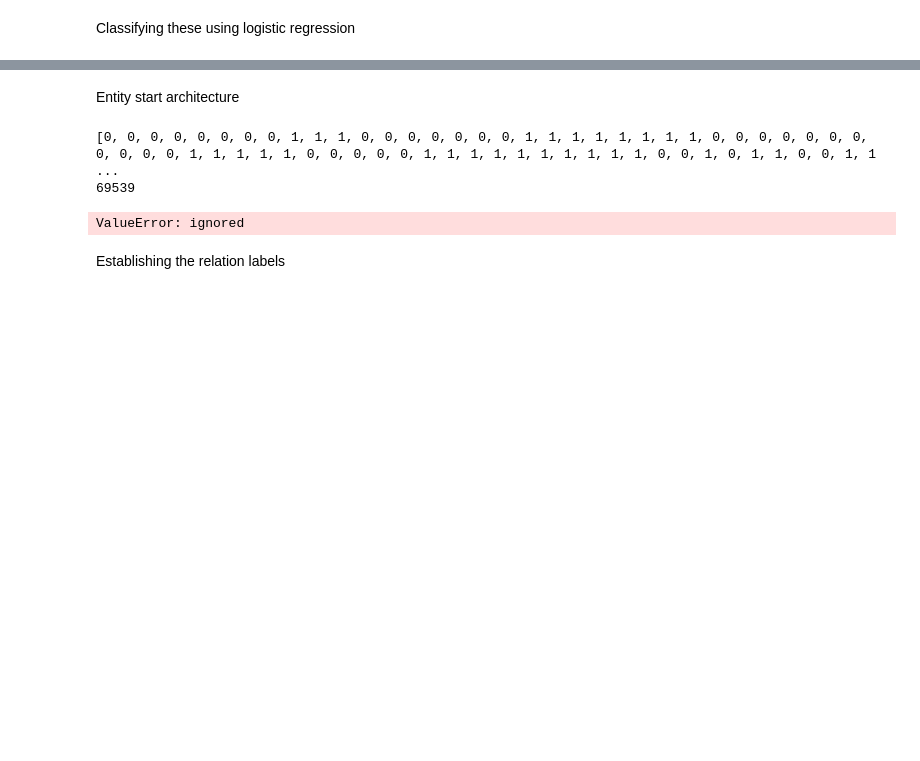
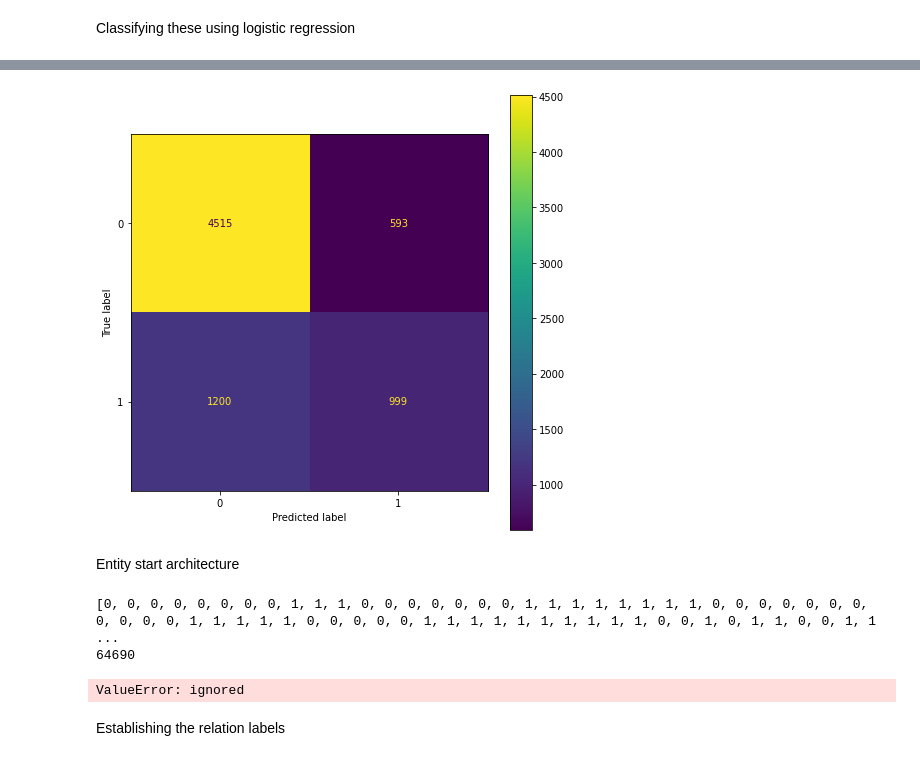
Before and after one commit to ChloeMorgana/Dissertation-Project, a Jupyter notebook: PubMedBERT.ipynb, the cells around one changed output, grey strips where cells are left out. Cells and saved outputs as stored; diff of their text form; code cells hidden in the pictures; blank space fills up the shorter version.

Commit message:
Debugging and adding confusion matrices

```diff
--- a/PubMedBERT.ipynb
+++ b/PubMedBERT.ipynb
@@ -579,7 +592,13 @@ lr_clf.score(cls_test_features, cls_test_labels)
+# %%
+fig, ax = plt.subplots(figsize=(8, 8))
+plot_confusion_matrix(lr_clf, cls_test_features, cls_test_labels, ax=ax)
+plt.show()
+# %% [output]
+[figure, added]
 # %% [markdown]
 Entity start architecture
 # %%
-ent_labels = [doc['entity_labels'] for doc in docs if 'entity_labels' in doc.keys()]
+ent_labels = [doc['entity_labels'] for doc in docs] #if 'entity_labels' in doc.keys()]
 e = list(itertools.chain.from_iterable(ent_labels))
 print(e)
 print(len(e))
@@ -587,6 +606,6 @@ print(len(e))
 start_train_features, start_test_features, start_train_labels, start_test_labels = train_test_split(entity_embeddings, e)
 # %% [output]
 [0, 0, 0, 0, 0, 0, 0, 0, 1, 1, 1, 0, 0, 0, 0, 0, 0, 0, 1, 1, 1, 1, 1, 1, 1, 1, 0, 0, 0, 0, 0, 0, 0, 0, 0, 0, 0, 1, 1, 1, 1, 1, 0, 0, 0, 0, 0, 1, 1, 1, 1, 1, 1, 1, 1, 1, 1, 0, 0, 1, 0, 1, 1, 0, 0, 1, 1 ...
-69539
+64690
 ValueError: ignored
 # %%
```
Also changed, not shown: parts of 14 cells of this notebook.
